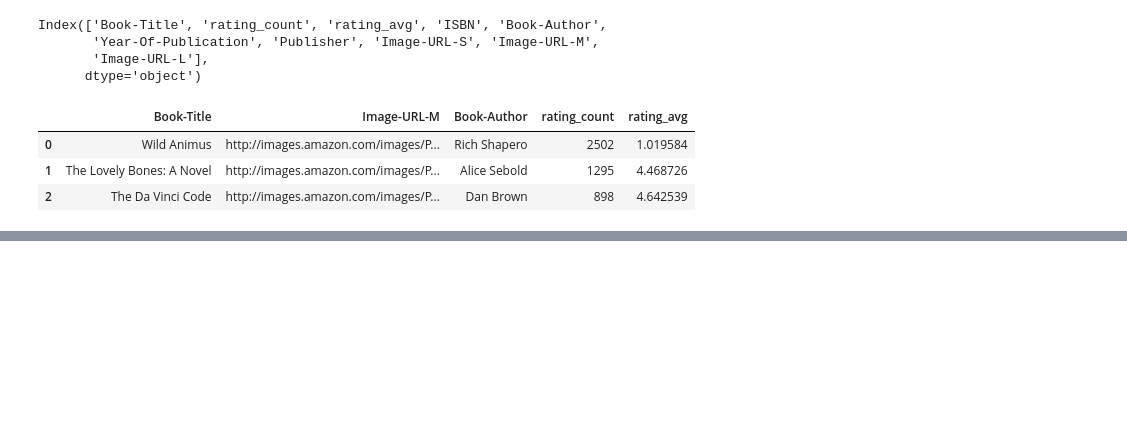
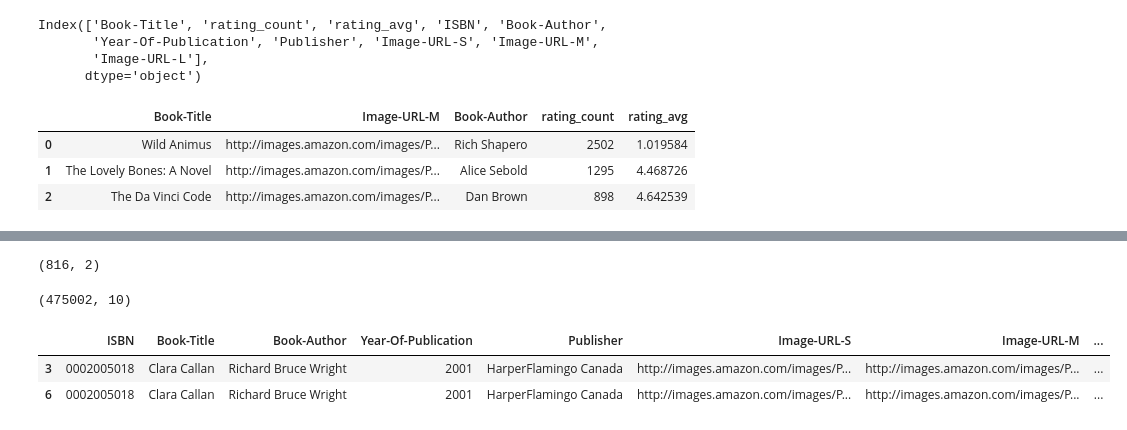
Before and after one commit to arijit99999/BookRecommendationSystem, a Jupyter notebook: notebooks/research.ipynb, the cells around one changed output, grey strips where cells are left out. Cells and saved outputs as stored; diff of their text form; code cells hidden in the pictures; blank space fills up the shorter version.

```diff
--- a/notebooks/research.ipynb
+++ b/notebooks/research.ipynb
@@ -204,0 +238,2 @@ final50.head(3)
+# %%
+ratingatleast200.rename(columns={'Book-Rating':'Book-Rating_count'},inplace=True)
@@ -204,0 +249,2 @@ final50.head(3)
+# %%
+atleast200ratinguser=ratingatleast200[ratingatleast200['Book-Rating_count']>=200]
@@ -204,0 +260,18 @@ final50.head(3)
+# %%
+atleast200ratinguser.shape
+# %% [output]
+(816, 2)
+# %%
+x=pd.unique(atleast200ratinguser['User-ID'])
+# %%
+filter_data=book_and_rating[book_and_rating['User-ID'].isin(x)]
+# %%
+filter_data.shape
+# %% [output]
+(475002, 10)
+# %%
+filter_data.head(2)
+# %% [output]
+|  | ISBN | Book-Title | Book-Author | Year-Of-Publication | Publisher | Image-URL-S | Image-URL-M | ... |
+| 3 | 0002005018 | Clara Callan | Richard Bruce Wright | 2001 | HarperFlamingo Canada | http://images.amazon.com/images/P... | http://images.amazon.com/images/P... | ... |
+| 6 | 0002005018 | Clara Callan | Richard Bruce Wright | 2001 | HarperFlamingo Canada | http://images.amazon.com/images/P... | http://images.amazon.com/images/P... | ... |
```
Also changed, not shown: parts of 53 cells of this notebook, 30 other files.
